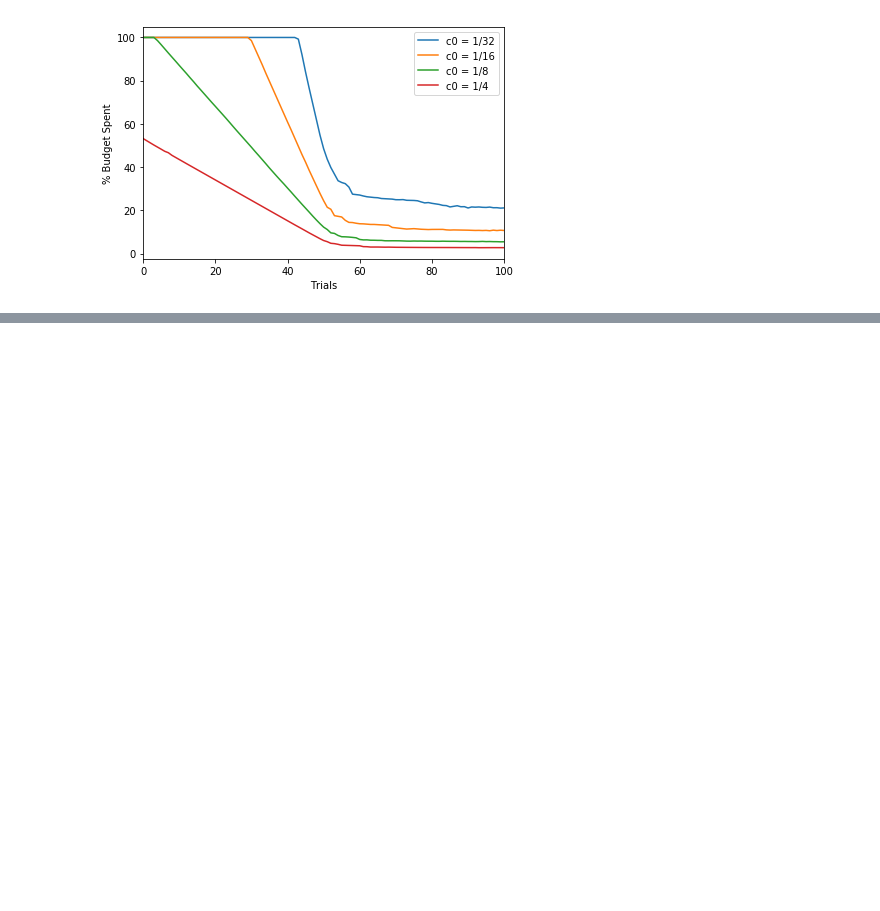
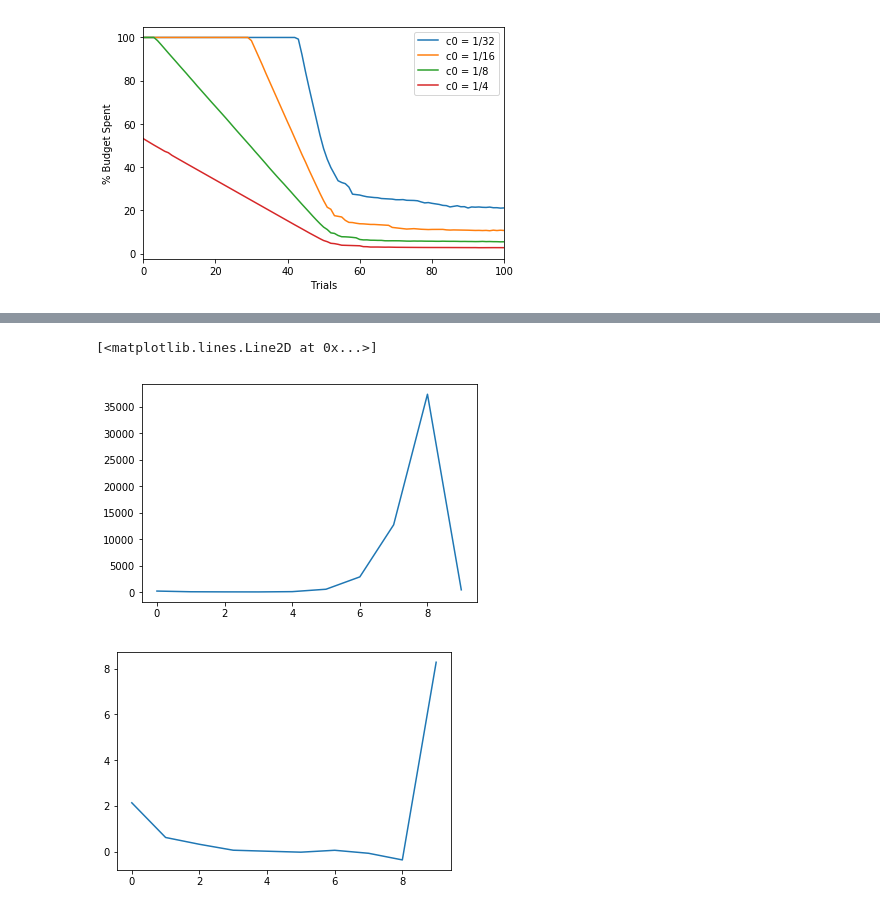
Before and after one commit to jusyc/mdp-bidding, a Jupyter notebook: python/plot.ipynb, the cells around one changed output, grey strips where cells are left out. Cells and saved outputs as stored; diff of their text form; code cells hidden in the pictures; blank space fills up the shorter version.

```diff
--- a/python/plot.ipynb
+++ b/python/plot.ipynb
@@ -110,0 +136,34 @@ plt.show()
+# %%
+def getWeights(camp):
+  inputPath = logPath + str(camp) + "/qlearning/v2-weights.txt"
+
+  lines = []
+  with open(inputPath) as f:
+    lines = f.readlines()
+
+  data = np.zeros((2, 10))
+  counts = np.ones((2, 10))
+  for line in lines:
+    line = line.split(' ')
+    action = int(line[1])
+    pctr = int(float(line[2][4:])) - 1
+    weight = float(line[3])
+    if action == 0:
+      data[0, pctr] += weight
+      counts[0, pctr] += 1
+    else:
+      data[1, pctr] += weight
+      counts[1, pctr] += 1
+
+
+  return data, counts
+# %%
+data, counts = getWeights(camp)
+# %%
+plt.plot(counts[1])
+plt.figure()
+plt.plot(data[1])
+# %% [output]
+[<matplotlib.lines.Line2D at 0x...>]
+[figure, added]
+[figure, added]
```
Also changed, not shown: parts of 9 cells of this notebook, 9 other files.
